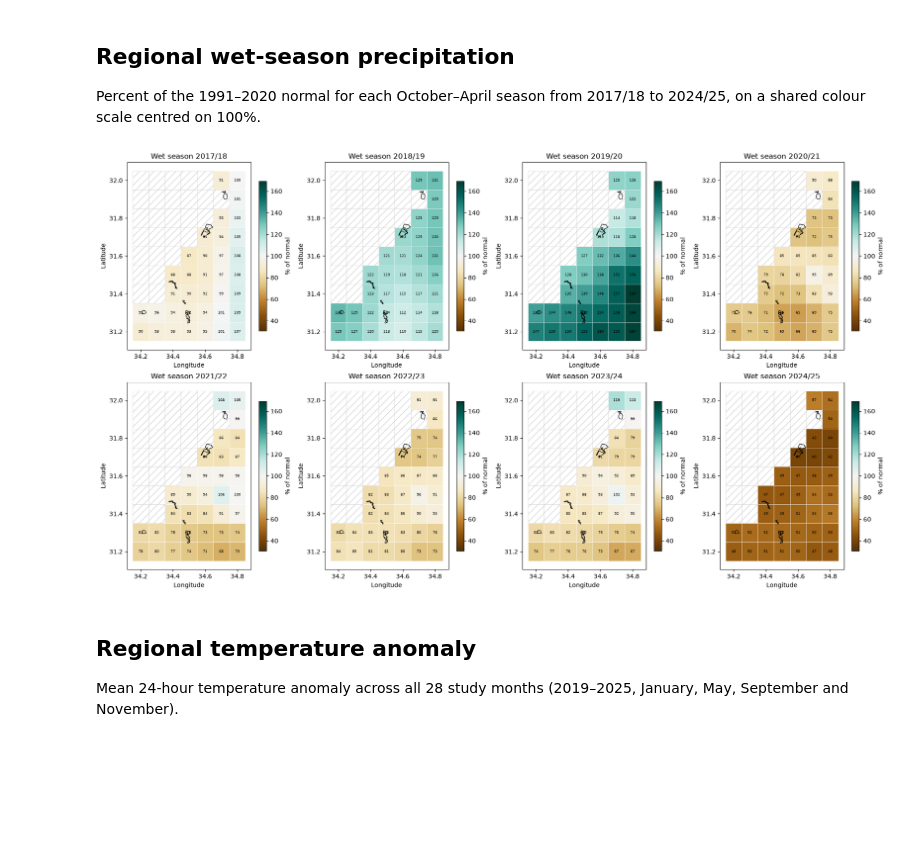
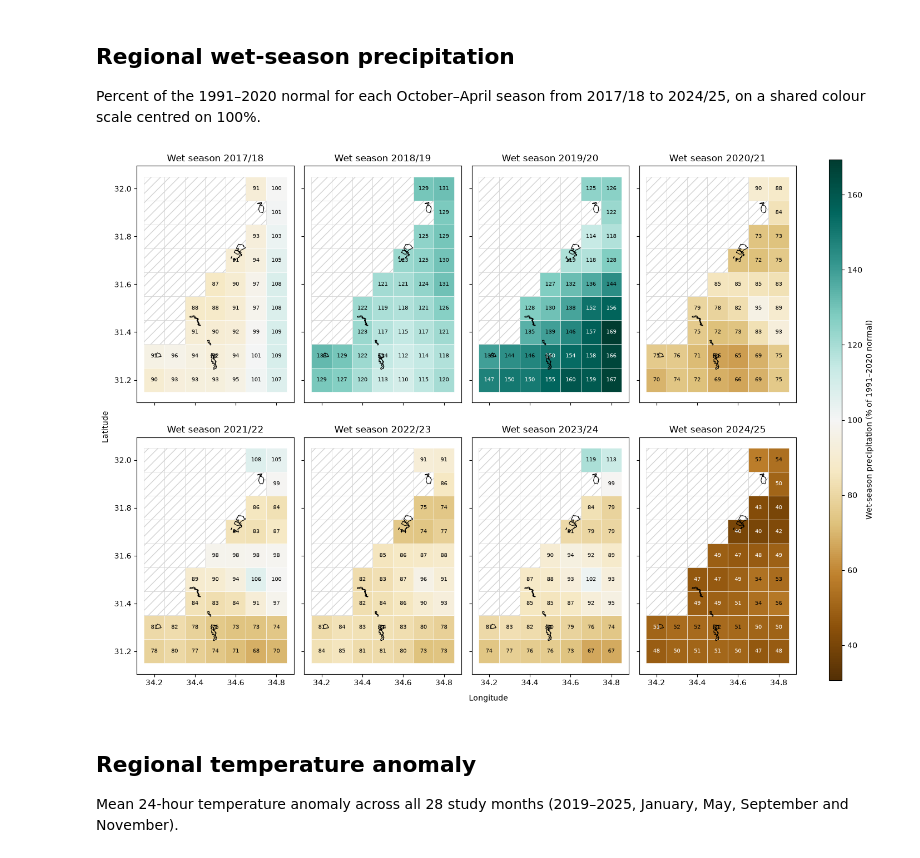
Before and after one commit to tariqshihadah/wadi-gaza-research, a Jupyter notebook: notebooks/22_visualize_climate_context.ipynb, the cells around one changed output. Drawn from its saved outputs; the diff is of its cells as text; code cells hidden in the pictures; blank space fills up the shorter version.

```diff
--- a/notebooks/22_visualize_climate_context.ipynb
+++ b/notebooks/22_visualize_climate_context.ipynb
@@ -75,17 +76,18 @@ Percent of the 1991–2020 normal for each October–April season from 2017/18 t
 # %%
 seasons = regional.drop_duplicates(["cell_id", "wet_season_label"])
 labels = sorted(seasons["wet_season_label"].unique())
 spread = (seasons["wet_season_precip_pct_normal"] - 100).abs().max()
-fig, axes = plt.subplots(2, 4, figsize=(18, 10), constrained_layout=True)
+fig, axes = plt.subplots(2, 4, figsize=(14, 10), constrained_layout=True)
 for ax, label in zip(axes.flat, labels):
     values = seasons.loc[seasons["wet_season_label"] == label].set_index("cell_id")["wet_season_precip_pct_normal"]
     plot_cell_values(cells, values, sites, ax=ax, label="% of normal", cmap="BrBG", centre=100,
-                     limits=(100 - spread, 100 + spread))
+                     limits=(100 - spread, 100 + spread), colorbar=False)
     ax.set_title(f"Wet season {label}")
+finish_panel_grid(fig, axes, label="Wet-season precipitation (% of 1991\N{EN DASH}2020 normal)")
 save_figure(fig, PLOT_DIR / "regional_wet_season_pct_normal.png")
 plt.show()
 # %% [output]
-[figure, old version]
+[figure, new version]
 # %% [markdown]
 ## Regional temperature anomaly
 
```
Also changed, not shown: parts of 11 cells of this notebook, 21 other files.
